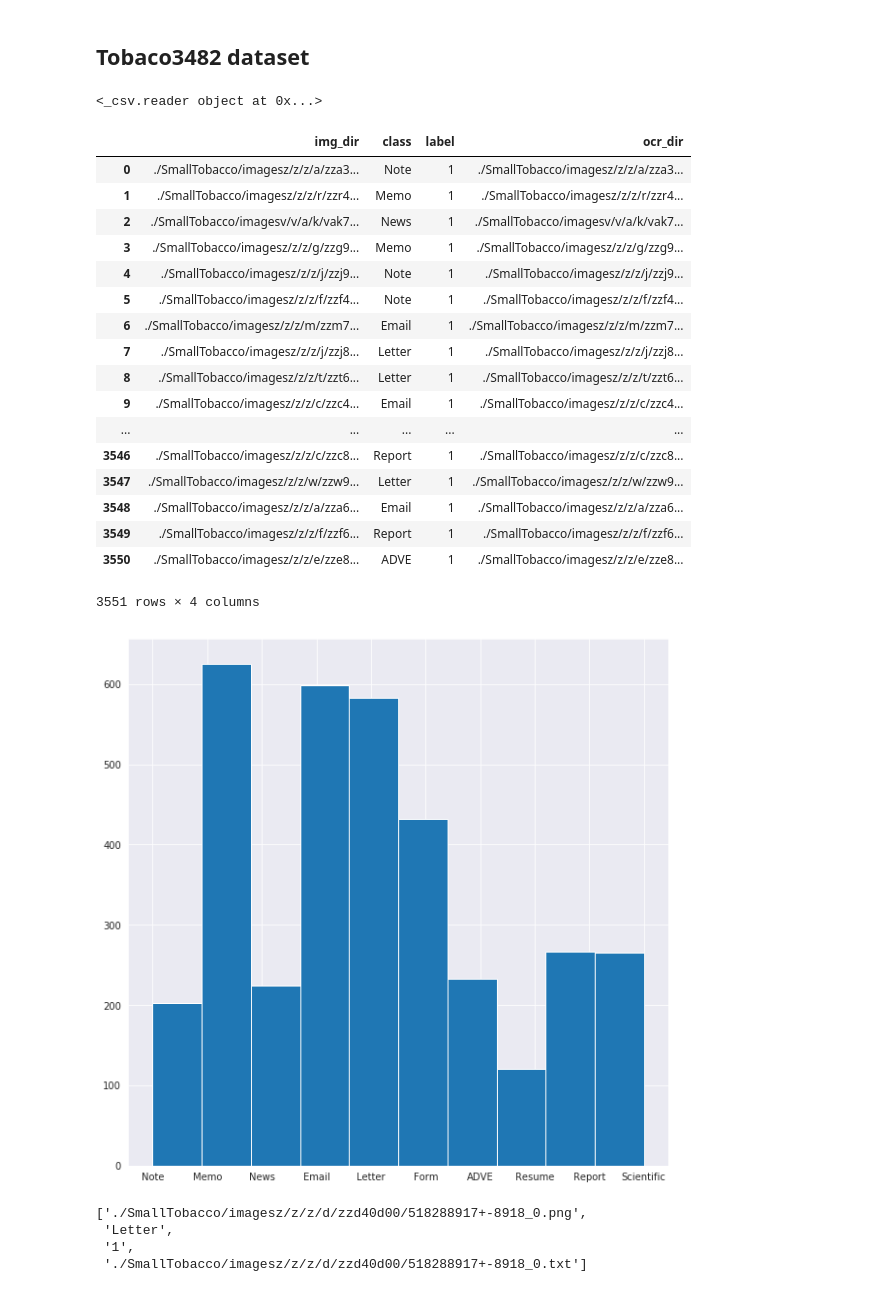
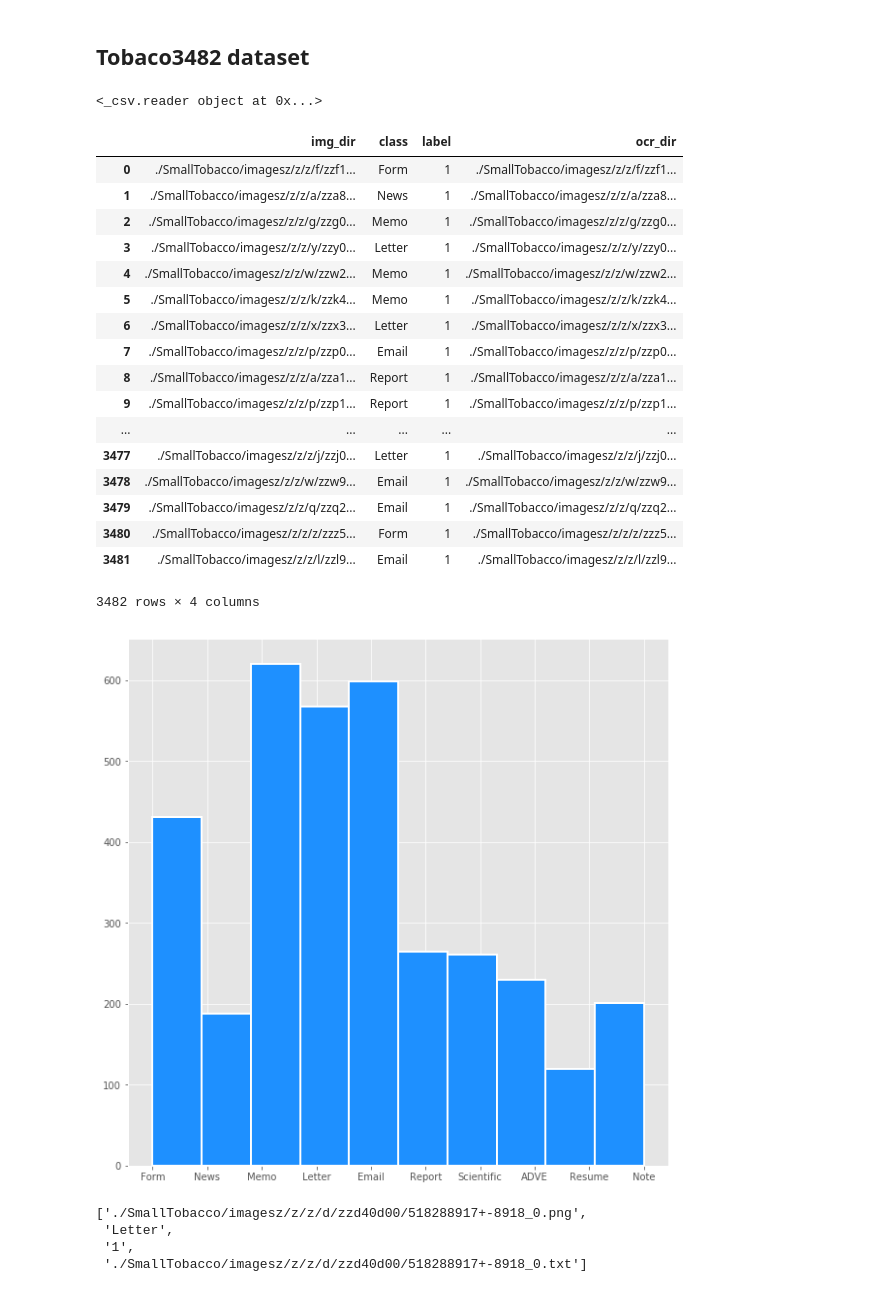
Before and after one commit to javiferran/document-classification, a Jupyter notebook: Untitled.ipynb, the cells around one changed output. Saved outputs shown, nothing was run; the diff lists cells and outputs as text; code cells hidden in the pictures.

Commit message:
image model fixed

```diff
--- a/Untitled.ipynb
+++ b/Untitled.ipynb
@@ -530,7 +530,7 @@ for epoch in range(max_epochs):
 import csv
 import pandas as pd
 
-file_read = open('./Data/Small_Tobacco_cover.csv', "rU")
+file_read = open('./Data/Small_Tobacco_cover_final.csv', "rU")
 reader = csv.reader(file_read, delimiter=',')
 df = []
 
@@ -569,35 +569,37 @@ df
 # %% [output]
 <_csv.reader object at 0x...>
 |  | img_dir | class | label | ocr_dir |
-| 0 | ./SmallTobacco/imagesz/z/z/a/zza3... | Note | 1 | ./SmallTobacco/imagesz/z/z/a/zza3... |
-| 1 | ./SmallTobacco/imagesz/z/z/r/zzr4... | Memo | 1 | ./SmallTobacco/imagesz/z/z/r/zzr4... |
-| 2 | ./SmallTobacco/imagesv/v/a/k/vak7... | News | 1 | ./SmallTobacco/imagesv/v/a/k/vak7... |
-| 3 | ./SmallTobacco/imagesz/z/z/g/zzg9... | Memo | 1 | ./SmallTobacco/imagesz/z/z/g/zzg9... |
-| 4 | ./SmallTobacco/imagesz/z/z/j/zzj9... | Note | 1 | ./SmallTobacco/imagesz/z/z/j/zzj9... |
-| 5 | ./SmallTobacco/imagesz/z/z/f/zzf4... | Note | 1 | ./SmallTobacco/imagesz/z/z/f/zzf4... |
-| 6 | ./SmallTobacco/imagesz/z/z/m/zzm7... | Email | 1 | ./SmallTobacco/imagesz/z/z/m/zzm7... |
-| 7 | ./SmallTobacco/imagesz/z/z/j/zzj8... | Letter | 1 | ./SmallTobacco/imagesz/z/z/j/zzj8... |
-| 8 | ./SmallTobacco/imagesz/z/z/t/zzt6... | Letter | 1 | ./SmallTobacco/imagesz/z/z/t/zzt6... |
-| 9 | ./SmallTobacco/imagesz/z/z/c/zzc4... | Email | 1 | ./SmallTobacco/imagesz/z/z/c/zzc4... |
+| 0 | ./SmallTobacco/imagesz/z/z/f/zzf1... | Form | 1 | ./SmallTobacco/imagesz/z/z/f/zzf1... |
+| 1 | ./SmallTobacco/imagesz/z/z/a/zza8... | News | 1 | ./SmallTobacco/imagesz/z/z/a/zza8... |
+| 2 | ./SmallTobacco/imagesz/z/z/g/zzg0... | Memo | 1 | ./SmallTobacco/imagesz/z/z/g/zzg0... |
+| 3 | ./SmallTobacco/imagesz/z/z/y/zzy0... | Letter | 1 | ./SmallTobacco/imagesz/z/z/y/zzy0... |
+| 4 | ./SmallTobacco/imagesz/z/z/w/zzw2... | Memo | 1 | ./SmallTobacco/imagesz/z/z/w/zzw2... |
+| 5 | ./SmallTobacco/imagesz/z/z/k/zzk4... | Memo | 1 | ./SmallTobacco/imagesz/z/z/k/zzk4... |
+| 6 | ./SmallTobacco/imagesz/z/z/x/zzx3... | Letter | 1 | ./SmallTobacco/imagesz/z/z/x/zzx3... |
+| 7 | ./SmallTobacco/imagesz/z/z/p/zzp0... | Email | 1 | ./SmallTobacco/imagesz/z/z/p/zzp0... |
+| 8 | ./SmallTobacco/imagesz/z/z/a/zza1... | Report | 1 | ./SmallTobacco/imagesz/z/z/a/zza1... |
+| 9 | ./SmallTobacco/imagesz/z/z/p/zzp1... | Report | 1 | ./SmallTobacco/imagesz/z/z/p/zzp1... |
 | ... | ... | ... | ... | ... |
-| 3546 | ./SmallTobacco/imagesz/z/z/c/zzc8... | Report | 1 | ./SmallTobacco/imagesz/z/z/c/zzc8... |
-| 3547 | ./SmallTobacco/imagesz/z/z/w/zzw9... | Letter | 1 | ./SmallTobacco/imagesz/z/z/w/zzw9... |
-| 3548 | ./SmallTobacco/imagesz/z/z/a/zza6... | Email | 1 | ./SmallTobacco/imagesz/z/z/a/zza6... |
-| 3549 | ./SmallTobacco/imagesz/z/z/f/zzf6... | Report | 1 | ./SmallTobacco/imagesz/z/z/f/zzf6... |
-| 3550 | ./SmallTobacco/imagesz/z/z/e/zze8... | ADVE | 1 | ./SmallTobacco/imagesz/z/z/e/zze8... |
+| 3477 | ./SmallTobacco/imagesz/z/z/j/zzj0... | Letter | 1 | ./SmallTobacco/imagesz/z/z/j/zzj0... |
+| 3478 | ./SmallTobacco/imagesz/z/z/w/zzw9... | Email | 1 | ./SmallTobacco/imagesz/z/z/w/zzw9... |
+| 3479 | ./SmallTobacco/imagesz/z/z/q/zzq2... | Email | 1 | ./SmallTobacco/imagesz/z/z/q/zzq2... |
+| 3480 | ./SmallTobacco/imagesz/z/z/z/zzz5... | Form | 1 | ./SmallTobacco/imagesz/z/z/z/zzz5... |
+| 3481 | ./SmallTobacco/imagesz/z/z/l/zzl9... | Email | 1 | ./SmallTobacco/imagesz/z/z/l/zzl9... |
-3551 rows × 4 columns
+3482 rows × 4 columns
 # %%
 import numpy as np
+import matplotlib.pyplot as plt
+#plt.style.use("ggplot")
 
 df_class = df['class']
 df_class = df_class.values
 
 fig = plt.figure(figsize=(10,10))
-plt.hist([s for s in df_class], bins=10)
+plt.hist([s for s in df_class], bins=10, color = "dodgerblue", lw=2, ec="white")
 #label.set_horizontalalignment('right')
 plt.show()
 # %% [output]
-[figure, old version]
+[figure, new version]
 # %%
 
 values = df.values
```
Also changed, not shown: parts of 5 cells of this notebook, 7 other files.
